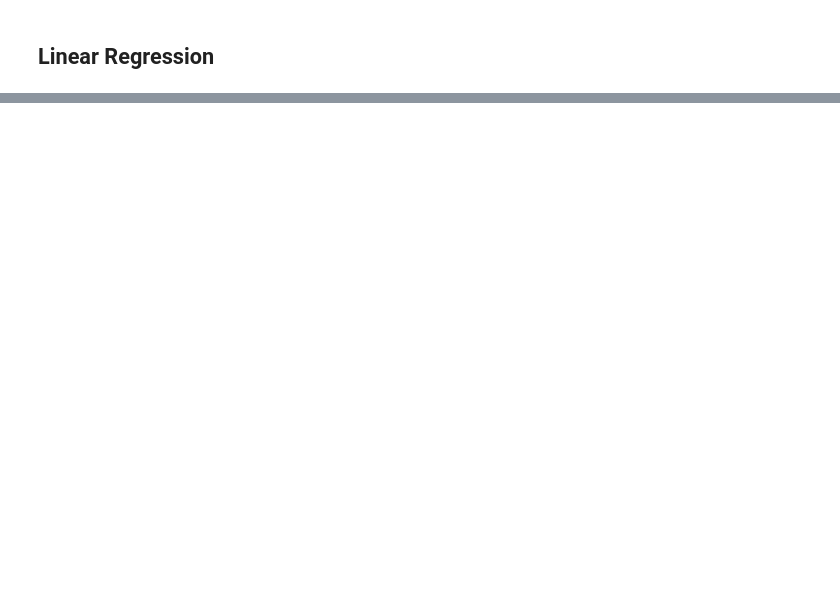
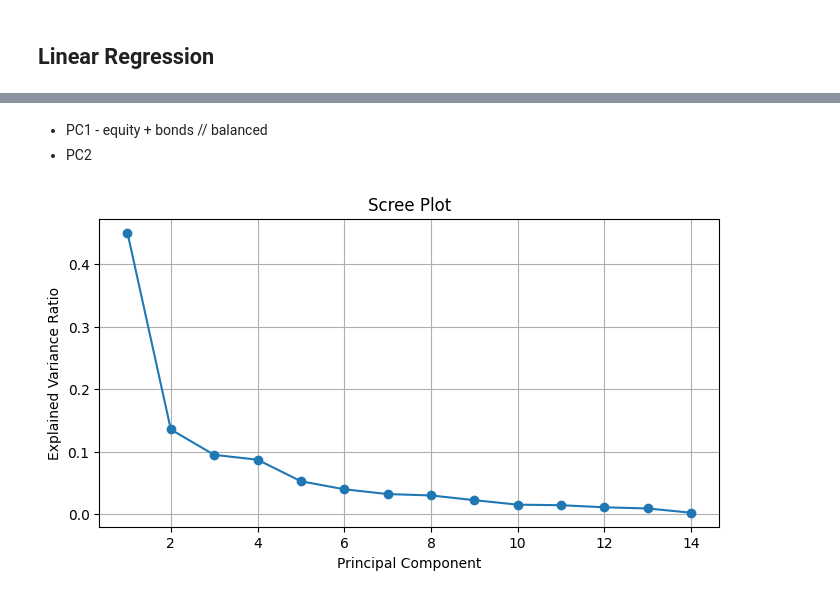
Before and after one commit to alexjablo/qem2-python, a Jupyter notebook: Project_notebook.ipynb, the cells around one changed output, grey strips where cells are left out. Cells and saved outputs as stored; diff of their text form; code cells hidden in the pictures; blank space fills up the shorter version.

```diff
--- a/Project_notebook.ipynb
+++ b/Project_notebook.ipynb
@@ -217,0 +227,17 @@ contrib
+# %%
+X = df_main_lreturns.copy()   # columns: SPX, Nasdaq, Russell, FTSE, etc.
+
+from sklearn.preprocessing import StandardScaler
+
+scaler = StandardScaler()
+X_scaled = scaler.fit_transform(X)
+# %%
+from sklearn.decomposition import PCA
+
+pca = PCA()
+pca.fit(X_scaled)
+
+components = pca.components_          # array of PC loadings
+explained = pca.explained_variance_ratio_
+
+factor_returns_real = df_main_lreturns.values @ pca.components_.T
@@ -217,0 +270,15 @@ contrib
+# %% [markdown]
+- PC1 - equity + bonds // balanced
+- PC2
+# %%
+import matplotlib.pyplot as plt
+
+plt.figure(figsize=(8,4))
+plt.plot(range(1, len(explained)+1), explained, marker='o')
+plt.xlabel("Principal Component")
+plt.ylabel("Explained Variance Ratio")
+plt.title("Scree Plot")
+plt.grid(True)
+plt.show()
+# %% [output]
+[figure, added]
```
Also changed, not shown: parts of 17 cells of this notebook.
